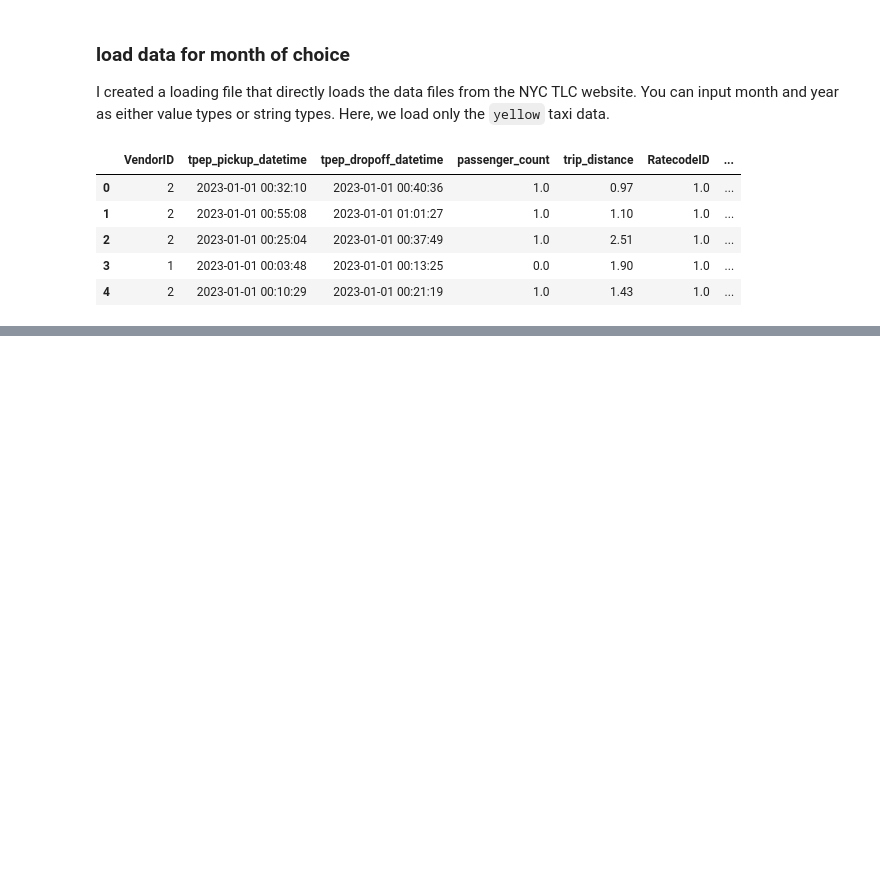
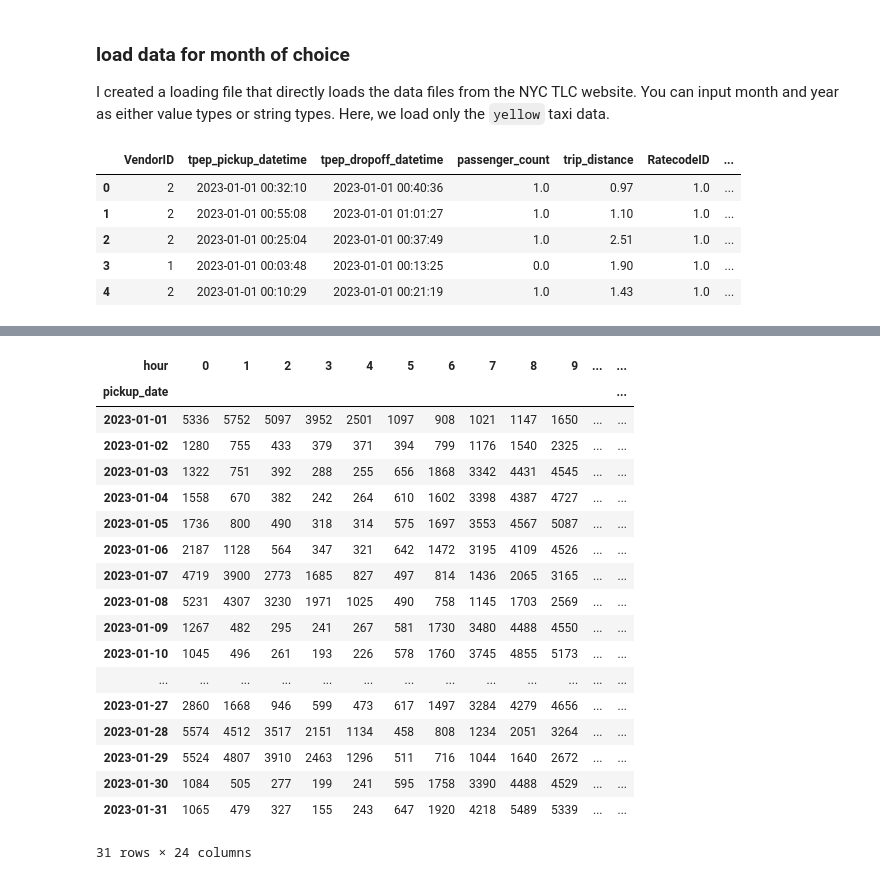
Before and after one commit to edwarddramirez/taxi-forecast, a Jupyter notebook: notebooks/01_load_data.ipynb, the cells around one changed output, grey strips where cells are left out. Cells and saved outputs as stored; diff of their text form; code cells hidden in the pictures; blank space fills up the shorter version.

```diff
--- a/notebooks/01_load_data.ipynb
+++ b/notebooks/01_load_data.ipynb
@@ -25,3 +62,26 @@ df.head()
+# %%
+# bin counts by hour and date
+df.groupby(['pickup_date', 'hour']).size().unstack().fillna(0)
+# %% [output]
+| hour | 0 | 1 | 2 | 3 | 4 | 5 | 6 | 7 | 8 | 9 | ... | ... |
+| pickup_date |  |  |  |  |  |  |  |  |  |  |  | ... |
+| 2023-01-01 | 5336 | 5752 | 5097 | 3952 | 2501 | 1097 | 908 | 1021 | 1147 | 1650 | ... | ... |
+| 2023-01-02 | 1280 | 755 | 433 | 379 | 371 | 394 | 799 | 1176 | 1540 | 2325 | ... | ... |
+| 2023-01-03 | 1322 | 751 | 392 | 288 | 255 | 656 | 1868 | 3342 | 4431 | 4545 | ... | ... |
+| 2023-01-04 | 1558 | 670 | 382 | 242 | 264 | 610 | 1602 | 3398 | 4387 | 4727 | ... | ... |
+| 2023-01-05 | 1736 | 800 | 490 | 318 | 314 | 575 | 1697 | 3553 | 4567 | 5087 | ... | ... |
+| 2023-01-06 | 2187 | 1128 | 564 | 347 | 321 | 642 | 1472 | 3195 | 4109 | 4526 | ... | ... |
+| 2023-01-07 | 4719 | 3900 | 2773 | 1685 | 827 | 497 | 814 | 1436 | 2065 | 3165 | ... | ... |
+| 2023-01-08 | 5231 | 4307 | 3230 | 1971 | 1025 | 490 | 758 | 1145 | 1703 | 2569 | ... | ... |
+| 2023-01-09 | 1267 | 482 | 295 | 241 | 267 | 581 | 1730 | 3480 | 4488 | 4550 | ... | ... |
+| 2023-01-10 | 1045 | 496 | 261 | 193 | 226 | 578 | 1760 | 3745 | 4855 | 5173 | ... | ... |
+| ... | ... | ... | ... | ... | ... | ... | ... | ... | ... | ... | ... | ... |
+| 2023-01-27 | 2860 | 1668 | 946 | 599 | 473 | 617 | 1497 | 3284 | 4279 | 4656 | ... | ... |
+| 2023-01-28 | 5574 | 4512 | 3517 | 2151 | 1134 | 458 | 808 | 1234 | 2051 | 3264 | ... | ... |
+| 2023-01-29 | 5524 | 4807 | 3910 | 2463 | 1296 | 511 | 716 | 1044 | 1640 | 2672 | ... | ... |
+| 2023-01-30 | 1084 | 505 | 277 | 199 | 241 | 595 | 1758 | 3390 | 4488 | 4529 | ... | ... |
+| 2023-01-31 | 1065 | 479 | 327 | 155 | 243 | 647 | 1920 | 4218 | 5489 | 5339 | ... | ... |
+31 rows × 24 columns
 # %% [markdown]
 ### binning the data
 Each time step in our time series will correspond to quantities from the previous hour. E.g., we will define $y_t$ to be the number of rides occurring in a given taxi zone from time $y_{t-1}$ to $y_{t}$, where $t$ is measured in hours.
```
Also changed, not shown: parts of 9 cells of this notebook, 3 other files.
